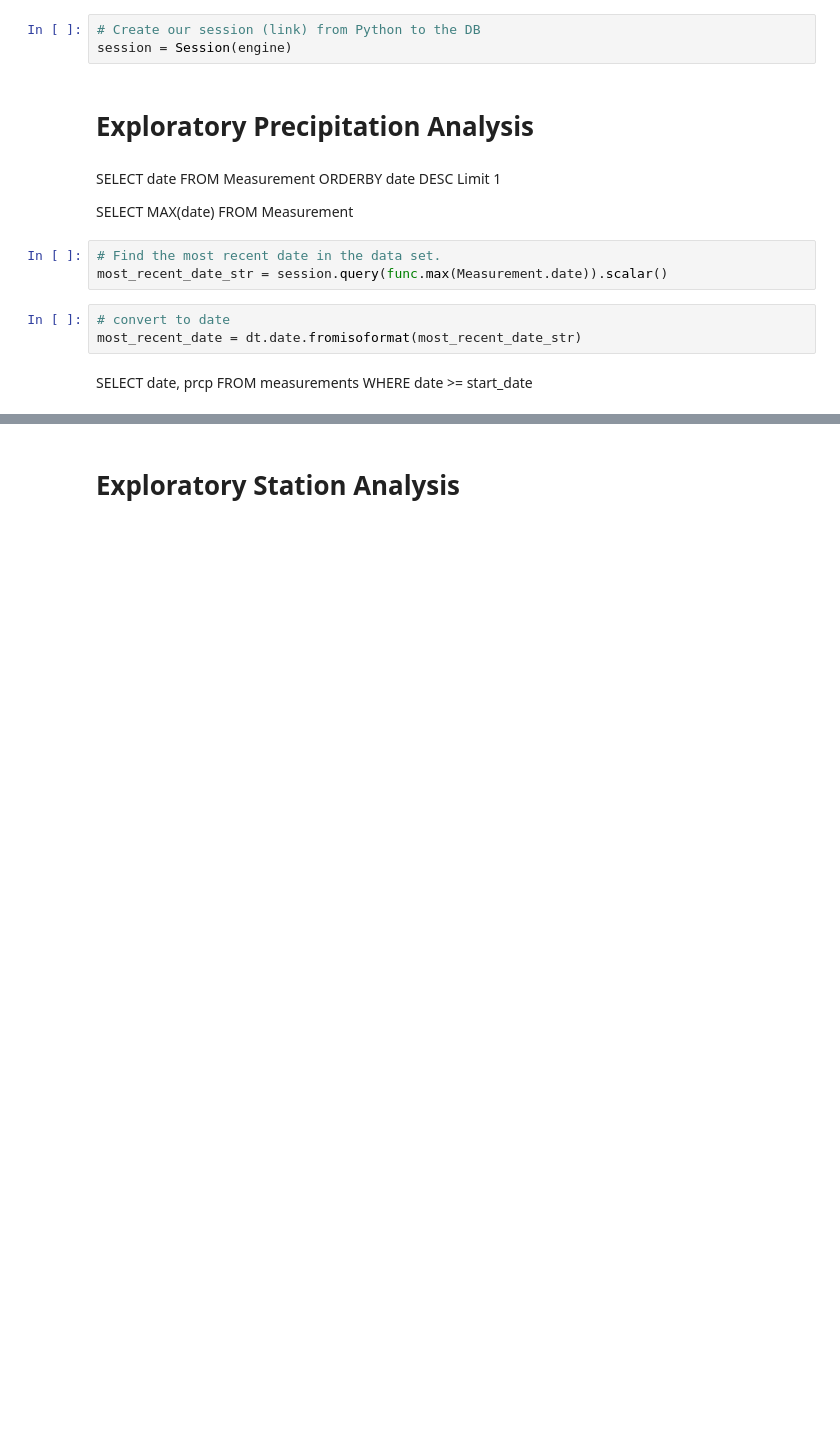
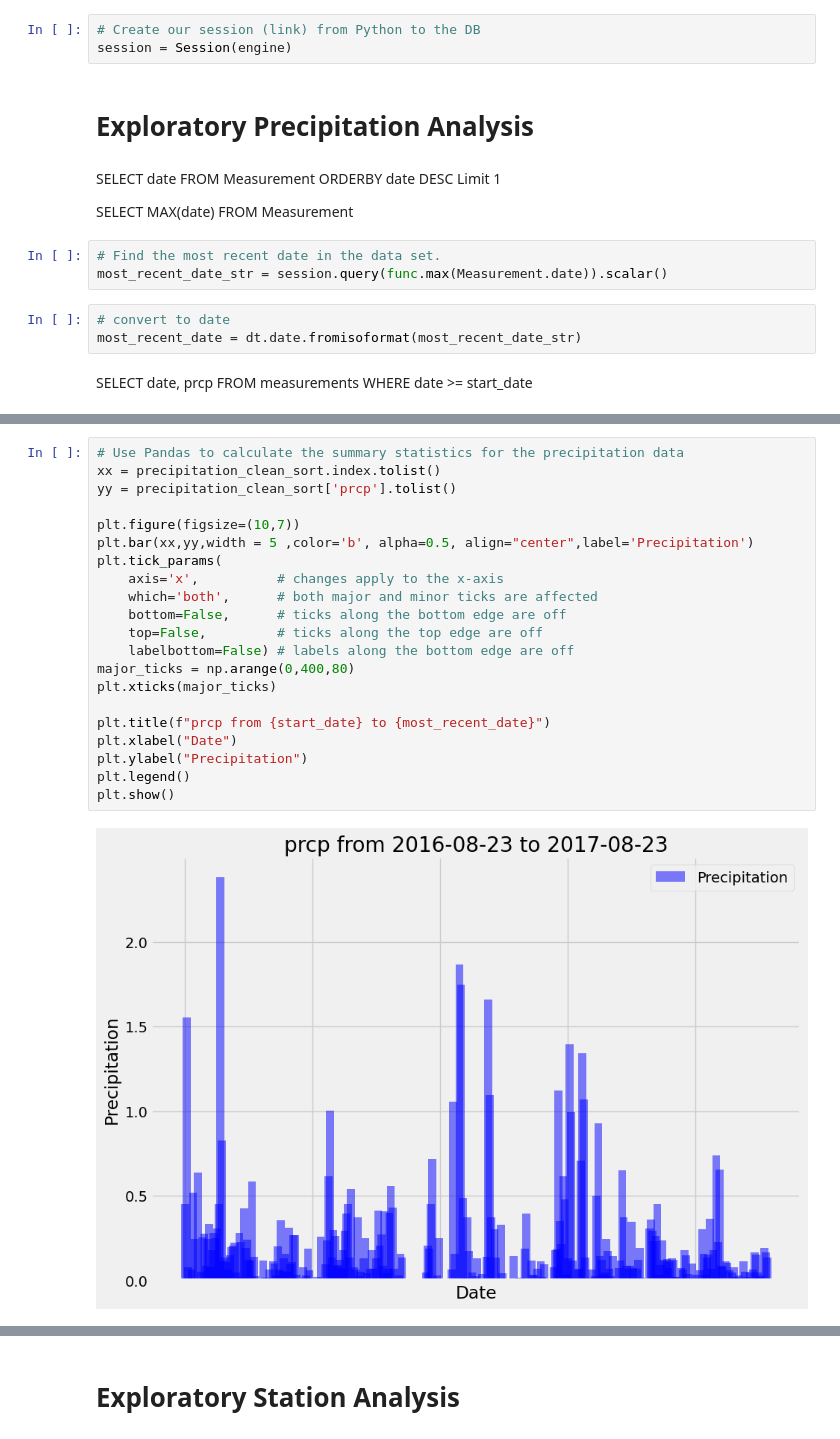
Before and after one commit to Faith-Hall/sqlalchemy-challenge, a Jupyter notebook: SurfsUp/climate_code.ipynb, the cells around one changed output, grey strips where cells are left out. Saved outputs shown, nothing was run; the diff lists cells and outputs as text; blank space fills up the shorter version.

```diff
--- a/SurfsUp/climate_code.ipynb
+++ b/SurfsUp/climate_code.ipynb
@@ -103,0 +86,23 @@ pd.DataFrame(data, columns=["date", "prcp"]).sort_values("date")
+# %%
+# Use Pandas to calculate the summary statistics for the precipitation data
+xx = precipitation_clean_sort.index.tolist()
+yy = precipitation_clean_sort['prcp'].tolist()
+
+plt.figure(figsize=(10,7))
+plt.bar(xx,yy,width = 5 ,color='b', alpha=0.5, align="center",label='Precipitation')
+plt.tick_params(
+    axis='x',          # changes apply to the x-axis
+    which='both',      # both major and minor ticks are affected
+    bottom=False,      # ticks along the bottom edge are off
+    top=False,         # ticks along the top edge are off
+    labelbottom=False) # labels along the bottom edge are off
+major_ticks = np.arange(0,400,80)
+plt.xticks(major_ticks)
+
+plt.title(f"prcp from {start_date} to {most_recent_date}")
+plt.xlabel("Date")
+plt.ylabel("Precipitation")
+plt.legend()
+plt.show()
+# %% [output]
+[figure, added]
```
Also changed, not shown: parts of 5 cells of this notebook.
